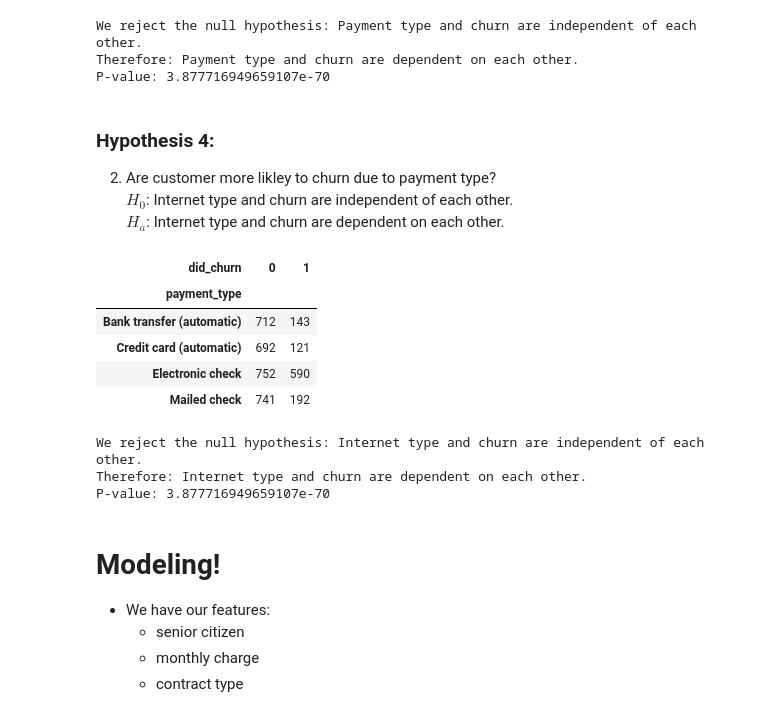
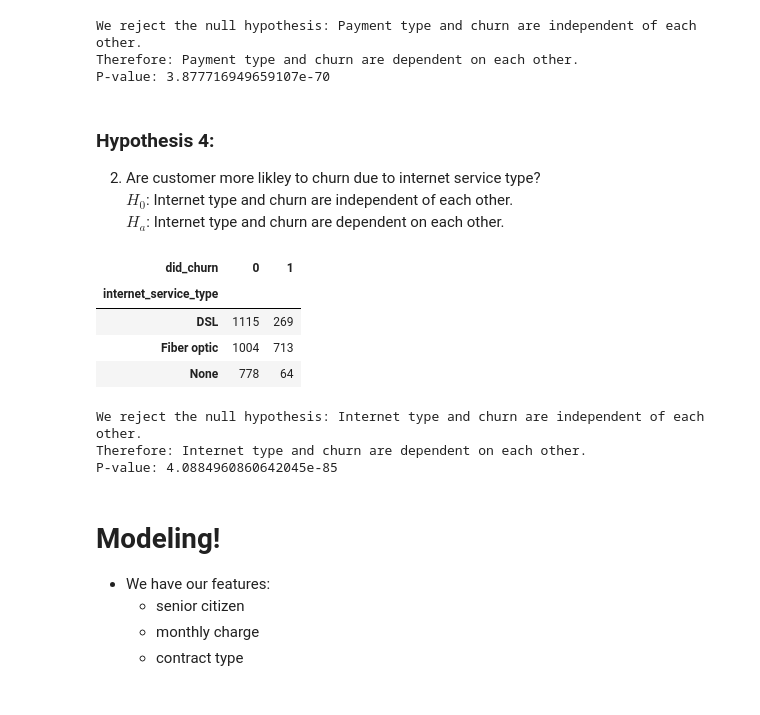
Before and after one commit to NikkideVries/classification_telco_project, a Jupyter notebook: final_telco.ipynb, the cells around one changed output. Cells and saved outputs as stored; diff of their text form; code cells hidden in the pictures.

```diff
--- a/final_telco.ipynb
+++ b/final_telco.ipynb
@@ -183,5 +183,5 @@ I had to make numerical and categorical columns first, and this is what i got! <
 - `num_cols` = ['tenure', 'monthly_charges', 'total_charges']
 # %%
 # create dummy column
-train.loc[:, 'did_churn'] = (train.churn == 'Yes').astype(int)
+#train.loc[:, 'did_churn'] = (train.churn == 'Yes').astype(int)
 # %%
@@ -229,5 +226,5 @@ Bivariate Takeaways: <br>
 # %%
 # lets take a look:
-target = 'churn'
+target = 'did_churn'
 wr.create_subplots_barplots_with_mean(train, target)
 # %% [output]
@@ -319,27 +319,26 @@ Therefore: Payment type and churn are dependent on each other.
 P-value: 3.877716949659107e-70
 # %% [markdown]
 ### Hypothesis 4:
-2. Are customer more likley to churn due to payment type? <br>
+2. Are customer more likley to churn due to internet service type? <br>
 $H_0$: Internet type and churn are independent of each other. <br>
 $H_a$: Internet type and churn are dependent on each other. <br>
 # %%
 null_hypothesis = 'Internet type and churn are independent of each other.'
 alternative_hypothesis = 'Internet type and churn are dependent on each other.'
-observed = pd.crosstab(train.payment_type, train[target])
+observed = pd.crosstab(train.internet_service_type, train[target])
 observed
 # %% [output]
 | did_churn | 0 | 1 |
-| payment_type |  |  |
-| Bank transfer (automatic) | 712 | 143 |
-| Credit card (automatic) | 692 | 121 |
-| Electronic check | 752 | 590 |
-| Mailed check | 741 | 192 |
+| internet_service_type |  |  |
+| DSL | 1115 | 269 |
+| Fiber optic | 1004 | 713 |
+| None | 778 | 64 |
 # %%
 wr.perform_chi_squared_test(observed, null_hypothesis, alternative_hypothesis)
 # %% [output]
 We reject the null hypothesis: Internet type and churn are independent of each other.
 Therefore: Internet type and churn are dependent on each other.
-P-value: 3.877716949659107e-70
+P-value: 4.0884960860642045e-85
 # %% [markdown]
 # Modeling!
 - We have our features:
```
Also changed, not shown: parts of 12 cells of this notebook, 1 other file.
